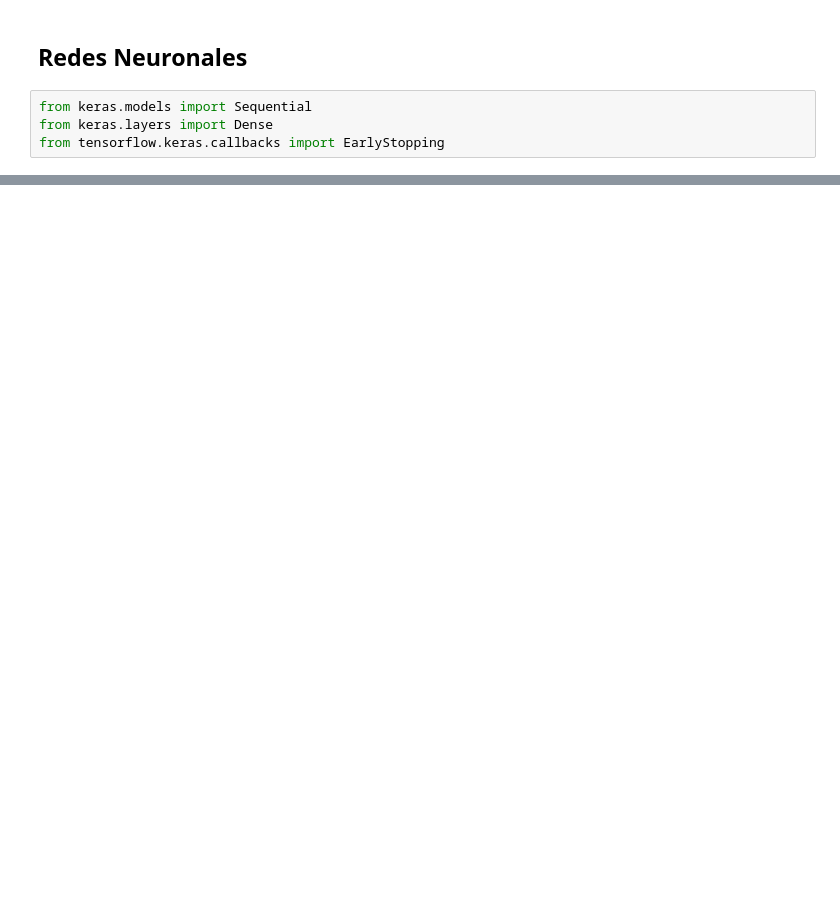
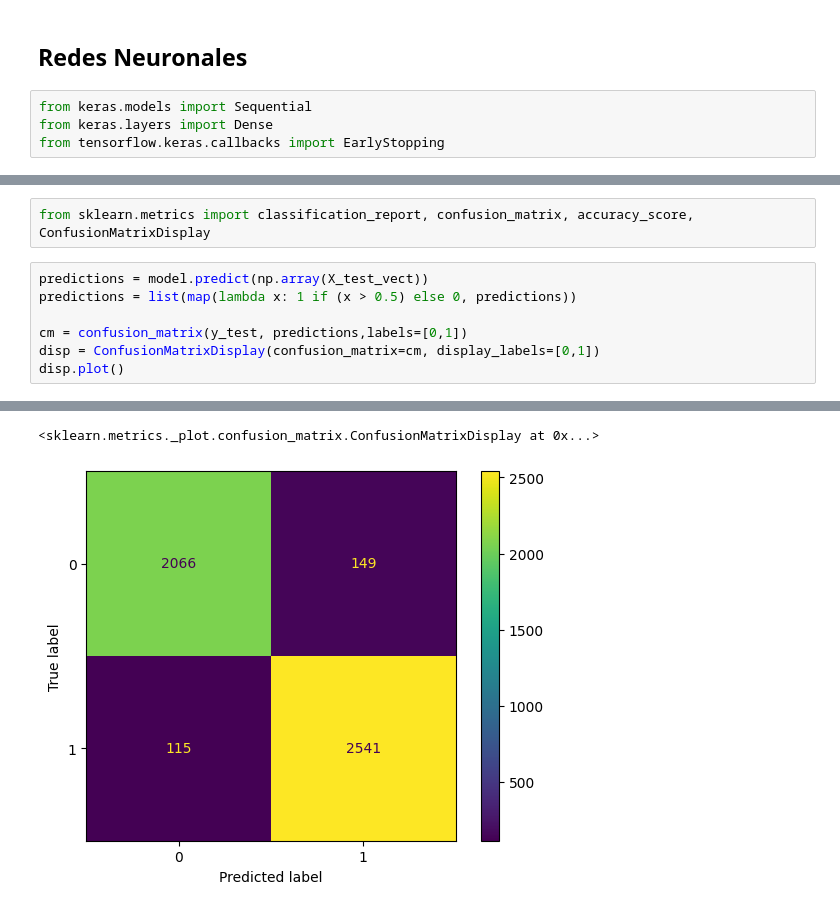
Before and after one commit to LuisFelipePoma/Fake_News_Detector, a Jupyter notebook: src/code.ipynb, the cells around one changed output, grey strips where cells are left out. Drawn from its saved outputs; the diff is of its cells as text; blank space fills up the shorter version.

```diff
--- a/src/code.ipynb
+++ b/src/code.ipynb
@@ -280,0 +224,10 @@ Accuracy: 0.9642783999443054
+# %%
+from sklearn.metrics import classification_report, confusion_matrix, accuracy_score, ConfusionMatrixDisplay
+# %%
+predictions = model.predict(np.array(X_test_vect))
+predictions = list(map(lambda x: 1 if (x > 0.5) else 0, predictions))
+
+cm = confusion_matrix(y_test, predictions,labels=[0,1])
+disp = ConfusionMatrixDisplay(confusion_matrix=cm, display_labels=[0,1])
+disp.plot()
+# %% [output]
@@ -280,0 +235,2 @@ Accuracy: 0.9642783999443054
+<sklearn.metrics._plot.confusion_matrix.ConfusionMatrixDisplay at 0x...>
+[figure, added]
```
Also changed, not shown: parts of 30 cells of this notebook, 1 other file.
